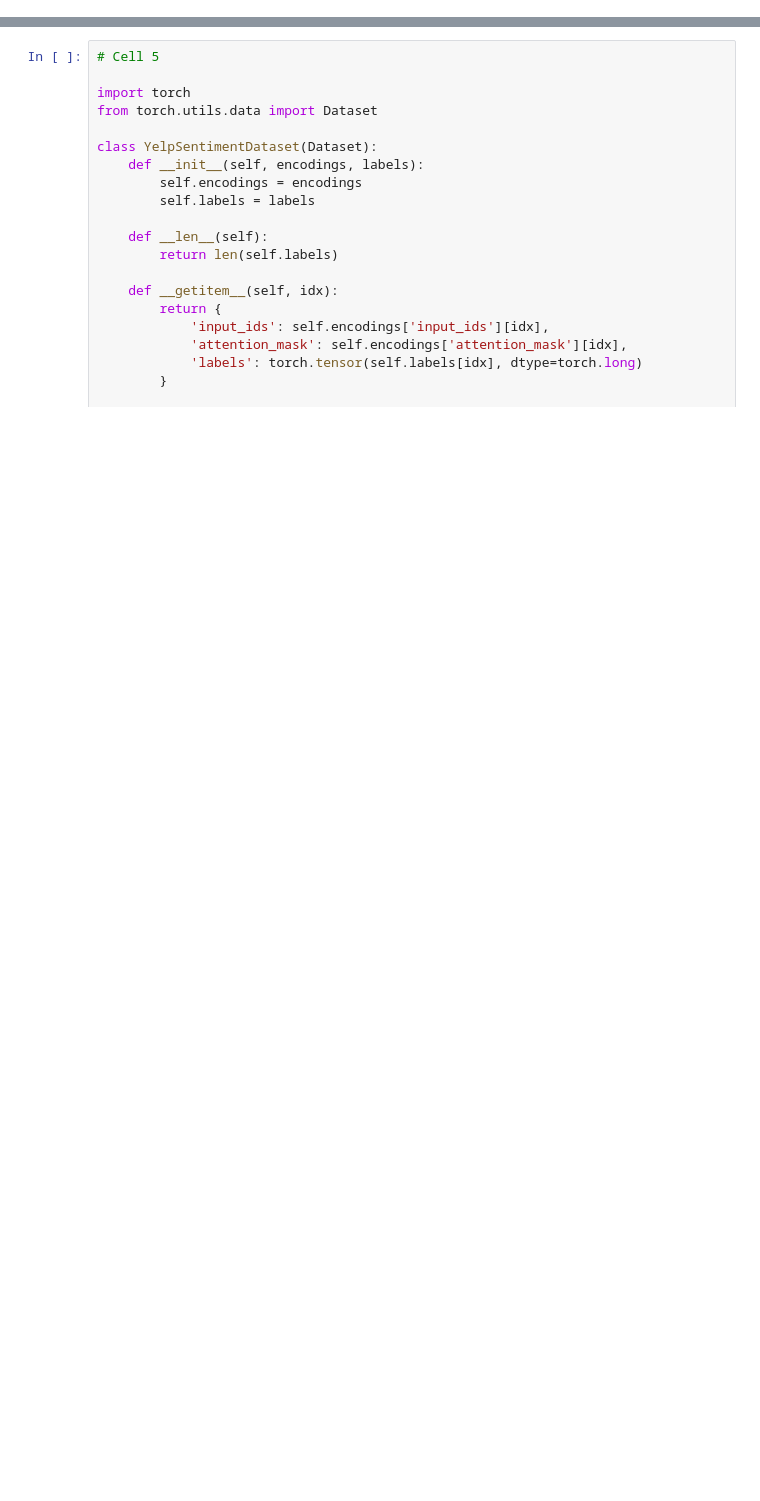
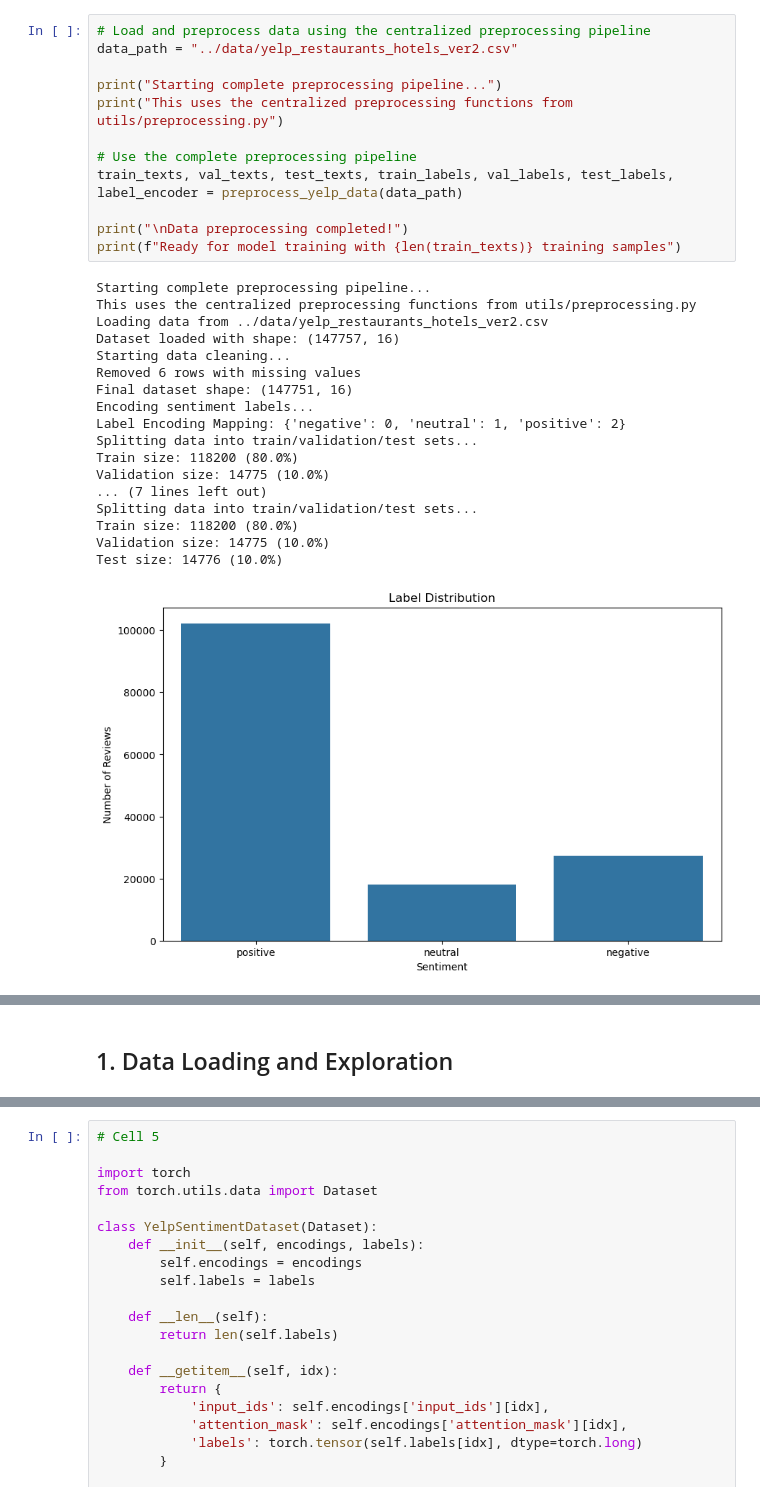
Before and after one commit to yuvrajgrover6/yelp-distilbert-sentiment-analysis, a Jupyter notebook: notebooks/01_data_processing_and_training.ipynb, the cells around one changed output, grey strips where cells are left out. Drawn from its saved outputs; the diff is of its cells as text; blank space fills up the shorter version.

Commit message:
Implement code changes to enhance functionality and improve performance

```diff
--- a/notebooks/01_data_processing_and_training.ipynb
+++ b/notebooks/01_data_processing_and_training.ipynb
@@ -85,0 +49,31 @@ Test size: 14776
+# %%
+# Load and preprocess data using the centralized preprocessing pipeline
+data_path = "../data/yelp_restaurants_hotels_ver2.csv"
+
+print("Starting complete preprocessing pipeline...")
+print("This uses the centralized preprocessing functions from utils/preprocessing.py")
+
+# Use the complete preprocessing pipeline
+train_texts, val_texts, test_texts, train_labels, val_labels, test_labels, label_encoder = preprocess_yelp_data(data_path)
+
+print("\nData preprocessing completed!")
+print(f"Ready for model training with {len(train_texts)} training samples")
+# %% [output]
+Starting complete preprocessing pipeline...
+This uses the centralized preprocessing functions from utils/preprocessing.py
+Loading data from ../data/yelp_restaurants_hotels_ver2.csv
+Dataset loaded with shape: (147757, 16)
+Starting data cleaning...
+Removed 6 rows with missing values
+Final dataset shape: (147751, 16)
+Encoding sentiment labels...
+Label Encoding Mapping: {'negative': 0, 'neutral': 1, 'positive': 2}
+Splitting data into train/validation/test sets...
+Train size: 118200 (80.0%)
+Validation size: 14775 (10.0%)
+... (7 lines left out)
+Splitting data into train/validation/test sets...
+Train size: 118200 (80.0%)
+Validation size: 14775 (10.0%)
+Test size: 14776 (10.0%)
+[figure, added]
@@ -85,0 +96,2 @@ Test size: 14776
+# %% [markdown]
+## 1. Data Loading and Exploration
```
Also changed, not shown: parts of 12 cells of this notebook.
